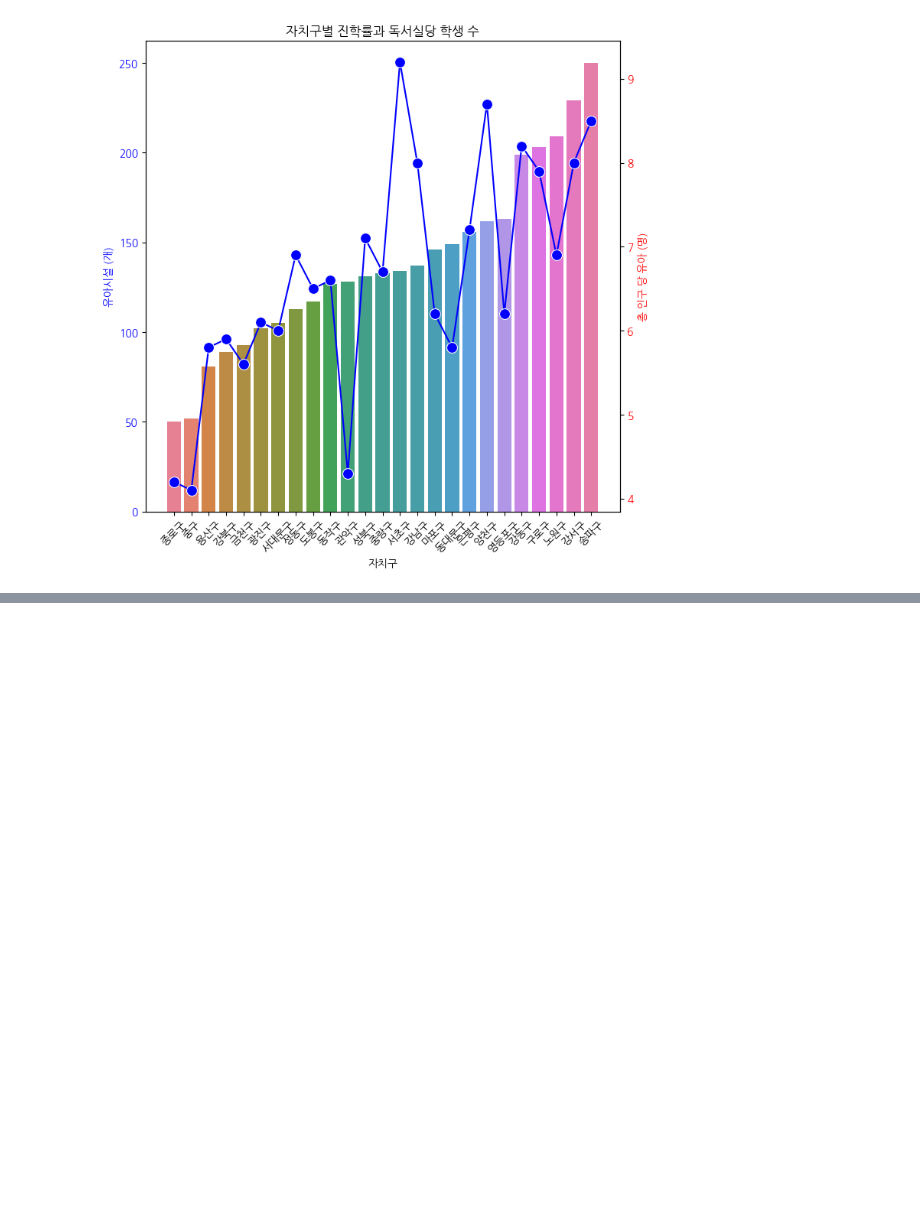
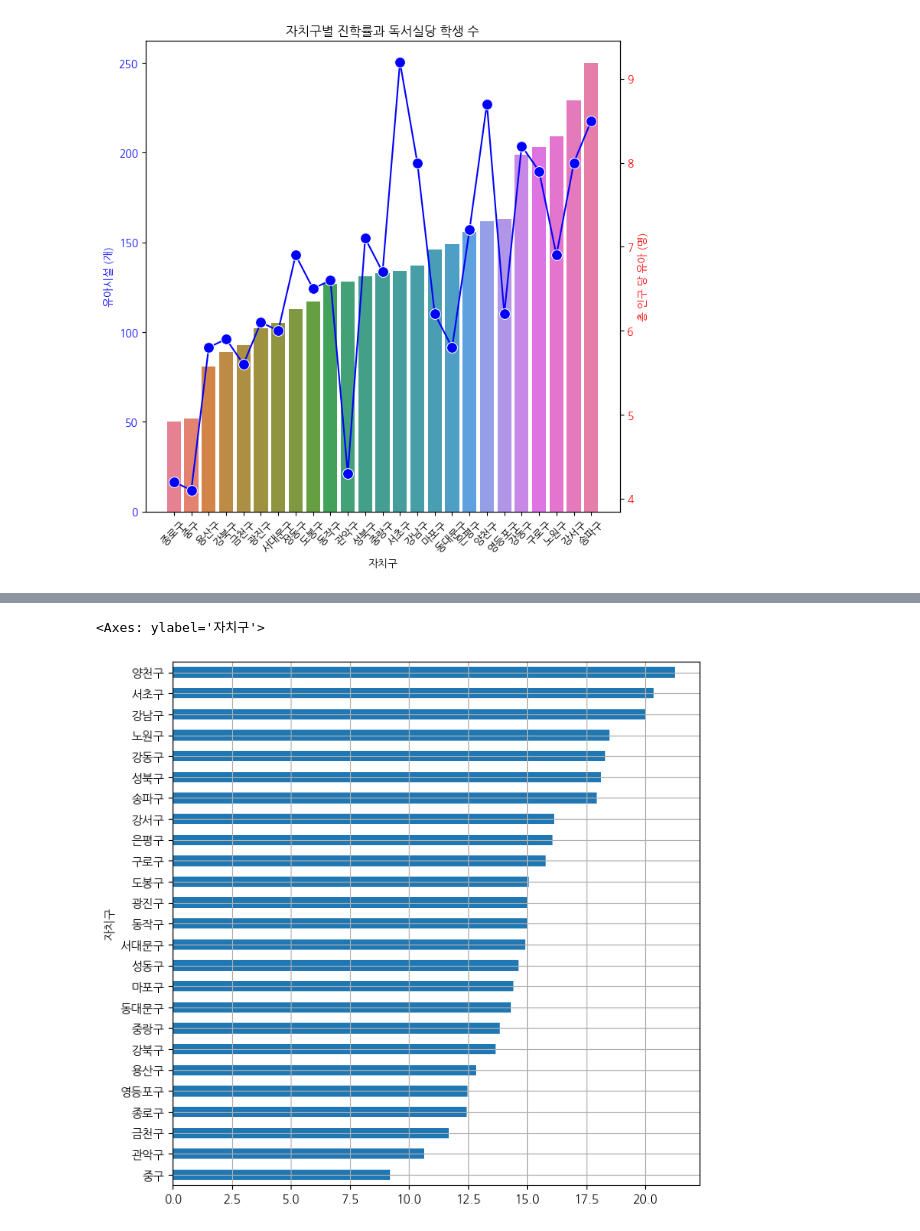
Before and after one commit to addinedu-ros-9th/eda-repo-2, a Jupyter notebook: data_collection/education.ipynb, the cells around one changed output, grey strips where cells are left out. Drawn from its saved outputs; the diff is of its cells as text; code cells hidden in the pictures; blank space fills up the shorter version.

```diff
--- a/data_collection/education.ipynb
+++ b/data_collection/education.ipynb
@@ -1371,0 +1499,14 @@ plt.show()
+# %%
+chlid_people_rate = []
+
+for gu in people_acad.index:
+    rate = (people_acad.loc[gu]['아동'] / people_acad.loc[gu]['총생활인구수'] )* 100
+    chlid_people_rate.append(round(rate,2))
+
+people_acad['생활인구당 아동'] = chlid_people_rate
+# %%
+people_acad = people_acad.sort_values('생활인구당 아동',ascending=True)
+people_acad['생활인구당 아동'].plot(kind='barh', grid=True, figsize=(8,8))
+# %% [output]
+<Axes: ylabel='자치구'>
+[figure, added]
```
Also changed, not shown: parts of 25 cells of this notebook.
